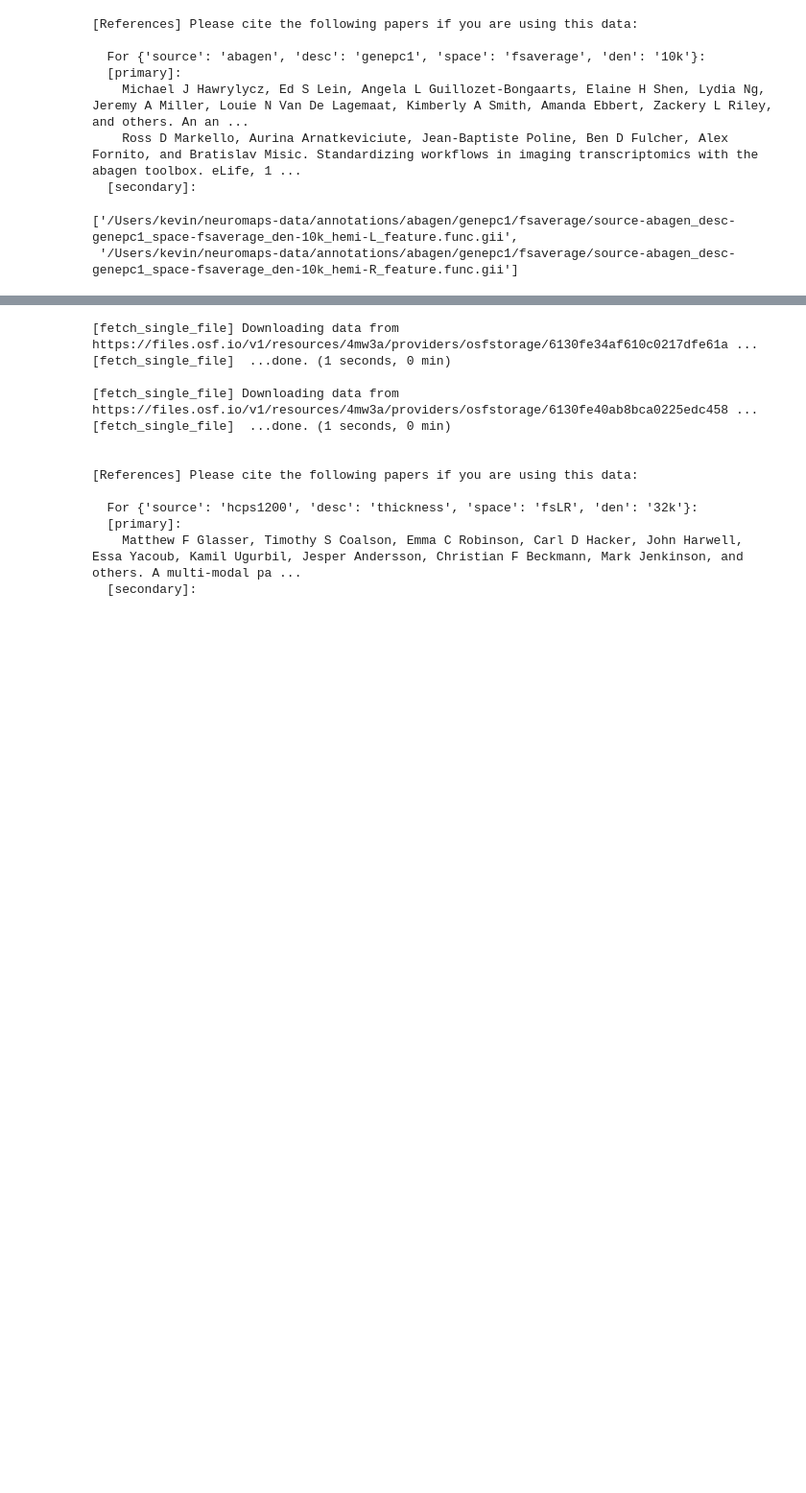
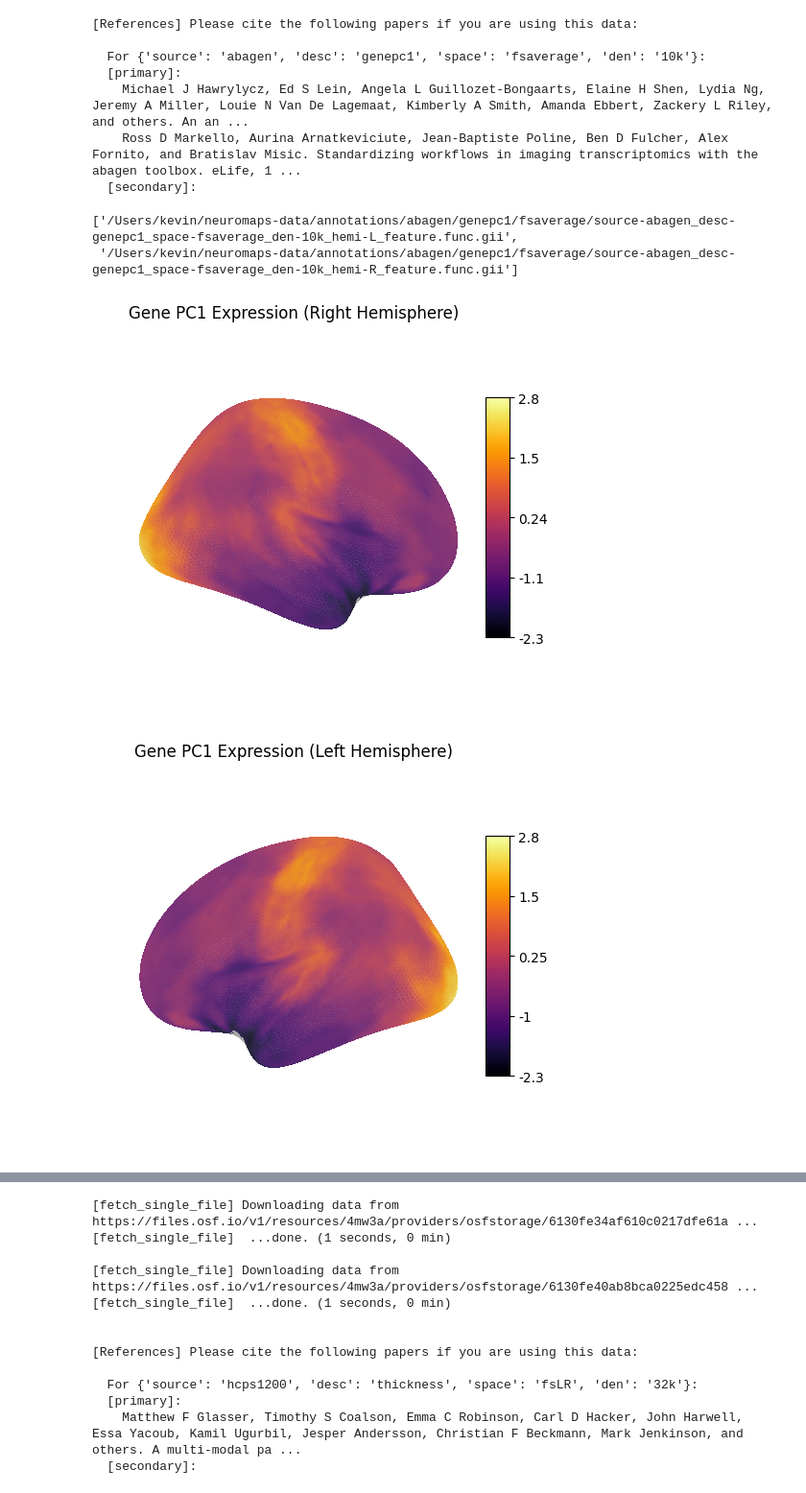
Before and after one commit to kesouder/dsc-neuroImages, a Jupyter notebook: project_starter.ipynb, the cells around one changed output, grey strips where cells are left out. Shown at 96% size. Drawn from its saved outputs; the diff is of its cells as text; code cells hidden in the pictures; blank space fills up the shorter version.

```diff
--- a/project_starter.ipynb
+++ b/project_starter.ipynb
@@ -119,3 +129,38 @@ genepc1
   [secondary]:
 ['/Users/kevin/neuromaps-data/annotations/abagen/genepc1/fsaverage/source-abagen_desc-genepc1_space-fsaverage_den-10k_hemi-L_feature.func.gii',
  '/Users/kevin/neuromaps-data/annotations/abagen/genepc1/fsaverage/source-abagen_desc-genepc1_space-fsaverage_den-10k_hemi-R_feature.func.gii']
+# %%
+## Gene PC1 brain map
+
+# --- Fetch fsaverage surfaces at 10k resolution ---
+fsavg = fetch_fsaverage(density='10k')
+
+lh_data = load_data(genepc1[0])
+rh_data = load_data(genepc1[1])
+
+# --- Plot left hemisphere ---
+plotting.plot_surf(
+    surf_mesh=fsavg['inflated'].L,
+    surf_map=lh_data,
+    hemi='left',
+    view='lateral',
+    cmap='inferno',
+    colorbar=True,
+    bg_on_data=True,
+    title='Gene PC1 Expression (Left Hemisphere)'
+)
+
+# --- Plot right hemisphere ---
+plotting.plot_surf(
+    surf_mesh=fsavg['inflated'].R,
+    surf_map=rh_data,
+    hemi='right',
+    view='lateral',
+    cmap='inferno',
+    colorbar=True,
+    bg_on_data=True,
+    title='Gene PC1 Expression (Right Hemisphere)'
+)
+# %% [output]
+[figure, added]
+[figure, added]
```
Also changed, not shown: parts of 24 cells of this notebook.
